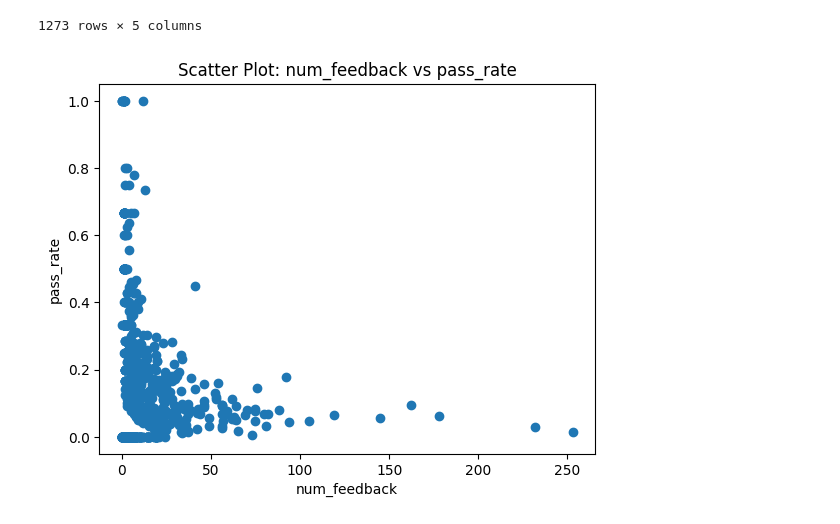
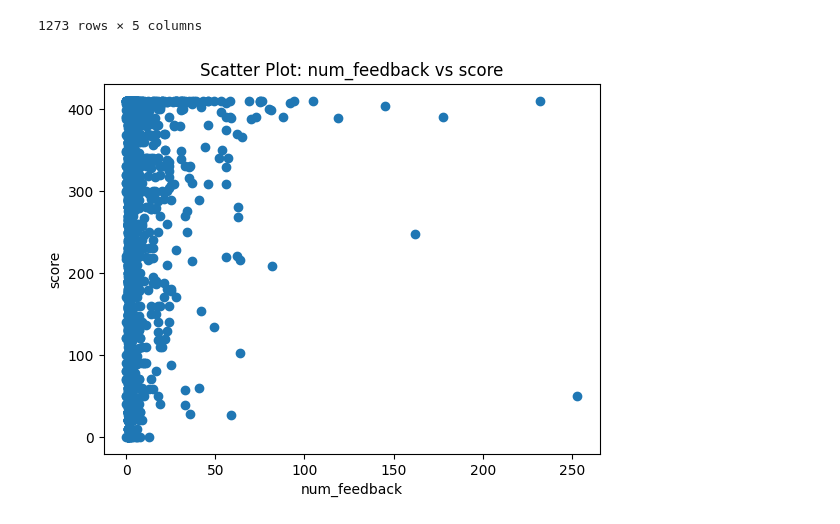
Before and after one commit to samchen0508/747-A2-data, a Jupyter notebook: results.ipynb, the cells around one changed output. Drawn from its saved outputs; the diff is of its cells as text; code cells hidden in the pictures.

```diff
--- a/results.ipynb
+++ b/results.ipynb
@@ -190,14 +190,14 @@ sorted_data
 # %%
 import matplotlib.pyplot as plt
 
 # Assuming your DataFrame is named "df"
 x = sorted_data['num_feedback']
-y = sorted_data['pass_rate']
+y = sorted_data['score']
 
 plt.scatter(x, y)
 plt.xlabel('num_feedback')
-plt.ylabel('pass_rate')
-plt.title('Scatter Plot: num_feedback vs pass_rate')
+plt.ylabel('score')
+plt.title('Scatter Plot: num_feedback vs score')
 plt.show()
 # %% [output]
-[figure, old version]
+[figure, new version]
```
Also changed, not shown: parts of 1 cell of this notebook.
